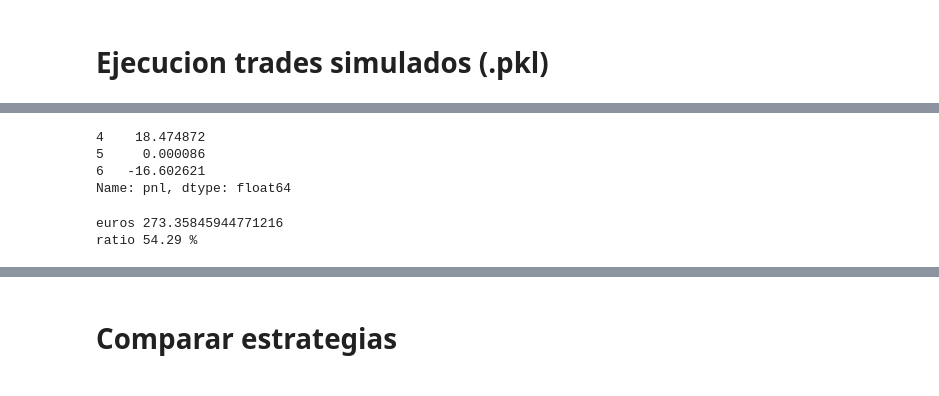
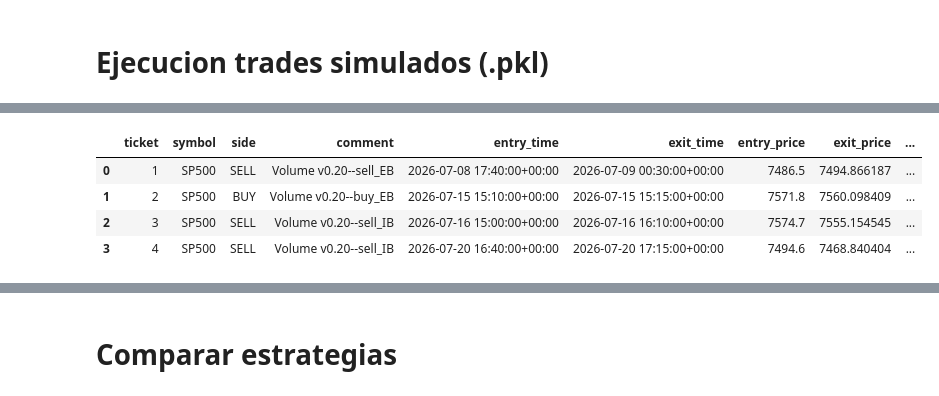
Before and after one commit to sorul/sorul_tradingbot, a Jupyter notebook: sorul_tradingbot/strategy/simulator/simulator.ipynb, the cells around one changed output, grey strips where cells are left out. Drawn from its saved outputs; the diff is of its cells as text; code cells hidden in the pictures.

```diff
--- a/sorul_tradingbot/strategy/simulator/simulator.ipynb
+++ b/sorul_tradingbot/strategy/simulator/simulator.ipynb
@@ -765,14 +858,18 @@ Fecha: 2026-06-04
 # %% [markdown]
 # Ejecucion trades simulados (.pkl)
 # %%
-ruta = 'outputs/volume_19_2026-06-06_18-44/simulation_payload_volume_19.pkl'
+ruta = 'outputs/volume_20_2026-08-16_12-26/simulation_payload_volume_20.pkl'
 candles, closed_trades, levels = load_payload(ruta, levels_period="daily")
 
 # candles = build_simulation_heikin_ashi(candles, lookback_days=5) # tarda pero mas preciso en las velas
 candles = calculate_heikin_ashi(OHLC(candles)).to_dataframe() # tarda poco
 
 closed_trades = add_tag_column(closed_trades)
-tag_stats = tag_profitability(closed_trades)
-print('pnl total:', closed_trades['pnl'].sum())
-tag_stats
+
+for ejercicio in [2022, 2023, 2024, 2025, 2026]:
+    print('Year:', ejercicio)
+    df = closed_trades[closed_trades.entry_time.dt.year == ejercicio].copy()
+    tag_stats = tag_profitability(df)
+    print(tag_stats.reset_index().to_markdown(index=False))
+    print()
 # %% [output]
@@ -790,10 +893,11 @@ pnl total: -5.277912704293394
-# %%
-closed_trades.tail(3).pnl
-# %% [output]
-4    18.474872
-5     0.000086
-6   -16.602621
-Name: pnl, dtype: float64
+# %%
+df
+# %% [output]
+|  | ticket | symbol | side | comment | entry_time | exit_time | entry_price | exit_price | ... |
+| 0 | 1 | SP500 | SELL | Volume v0.20--sell_EB | 2026-07-08 17:40:00+00:00 | 2026-07-09 00:30:00+00:00 | 7486.5 | 7494.866187 | ... |
+| 1 | 2 | SP500 | BUY | Volume v0.20--buy_EB | 2026-07-15 15:10:00+00:00 | 2026-07-15 15:15:00+00:00 | 7571.8 | 7560.098409 | ... |
+| 2 | 3 | SP500 | SELL | Volume v0.20--sell_IB | 2026-07-16 15:00:00+00:00 | 2026-07-16 16:10:00+00:00 | 7574.7 | 7555.154545 | ... |
+| 3 | 4 | SP500 | SELL | Volume v0.20--sell_IB | 2026-07-20 16:40:00+00:00 | 2026-07-20 17:15:00+00:00 | 7494.6 | 7468.840404 | ... |
 # %%
 # Grafica de barras por trade mostrando el pnl de cada uno, ordenados por "entry_time"
 fig = go.Figure(
@@ -825,9 +929,6 @@ perdidos = first_trades_per_week[first_trades_per_week['pnl'] < 0].shape[0]
 ratio = round(100 * ganados / (ganados + perdidos), 2) if (ganados + perdidos) > 0 else 0
 print('euros', first_trades_per_week.pnl.sum())
 print('ratio', ratio, '%')
-# %% [output]
-euros 273.35845944771216
-ratio 54.29 %
 # %%
 # Quedarnos solo con los trades que cierran en menos de X horas
 closed_trades["duration"] = closed_trades["exit_time"] - closed_trades["entry_time"]
```
Also changed, not shown: parts of 10 cells of this notebook, 2 other files.
